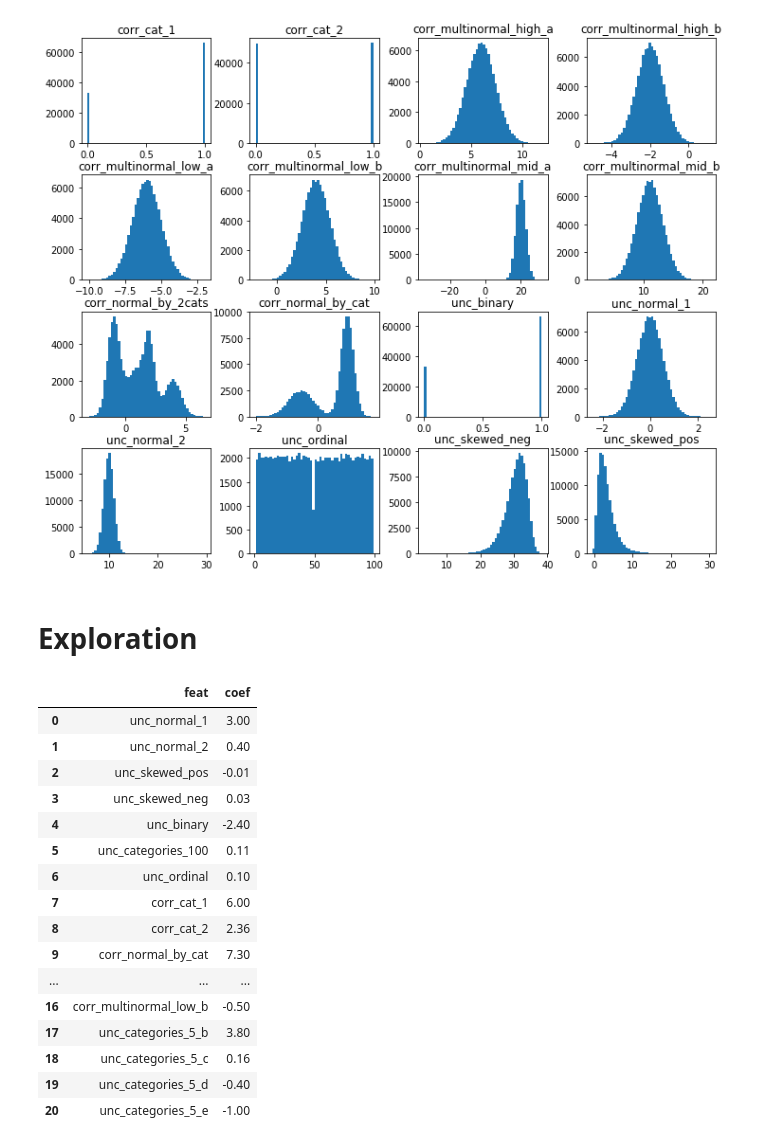
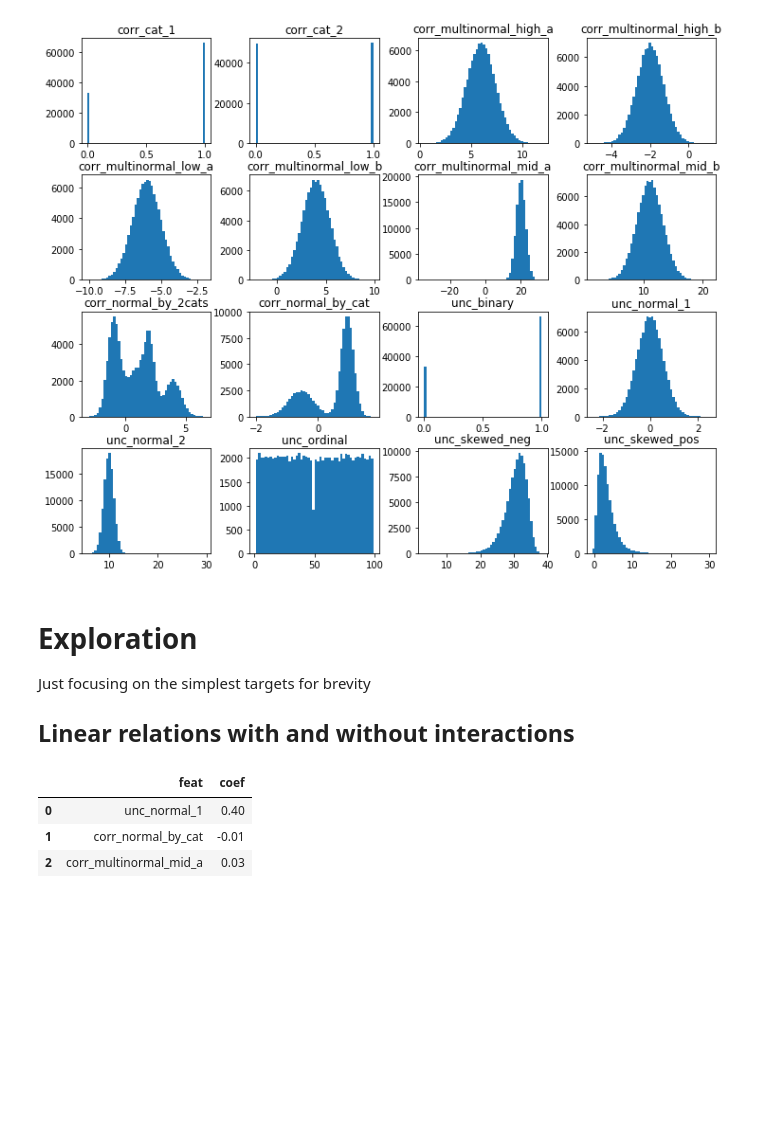
Before and after one commit to lucabasa/ML-algorithms-and-experiments, a Jupyter notebook: 01 - data_generation.ipynb, the cells around one changed output. Cells and saved outputs as stored; diff of their text form; code cells hidden in the pictures; blank space fills up the shorter version.

Commit message:
exploration of the results

```diff
--- a/01 - data_generation.ipynb
+++ b/01 - data_generation.ipynb
@@ -362,26 +362,17 @@ plt.show()
 [figure]
 # %%
 data_dirty.to_csv('data/simulated/dirty.csv', index=False)
-# %% [markdown]
-# Exploration
+# %% [markdown]
+# Exploration
+
+Just focusing on the simplest targets for brevity
+
+## Linear relations with and without interactions
 # %%
-coefs_linear['tar_lin_full']
+coefs_linear['tar_lin_3']
 # %% [output]
 |  | feat | coef |
-| 0 | unc_normal_1 | 3.00 |
-| 1 | unc_normal_2 | 0.40 |
-| 2 | unc_skewed_pos | -0.01 |
-| 3 | unc_skewed_neg | 0.03 |
-| 4 | unc_binary | -2.40 |
-| 5 | unc_categories_100 | 0.11 |
-| 6 | unc_ordinal | 0.10 |
-| 7 | corr_cat_1 | 6.00 |
-| 8 | corr_cat_2 | 2.36 |
-| 9 | corr_normal_by_cat | 7.30 |
-| ... | ... | ... |
-| 16 | corr_multinormal_low_b | -0.50 |
-| 17 | unc_categories_5_b | 3.80 |
-| 18 | unc_categories_5_c | 0.16 |
-| 19 | unc_categories_5_d | -0.40 |
-| 20 | unc_categories_5_e | -1.00 |
+| 0 | unc_normal_1 | 0.40 |
+| 1 | corr_normal_by_cat | -0.01 |
+| 2 | corr_multinormal_mid_a | 0.03 |
 # %%
```
Also changed, not shown: parts of 15 cells of this notebook, 2 other files.
